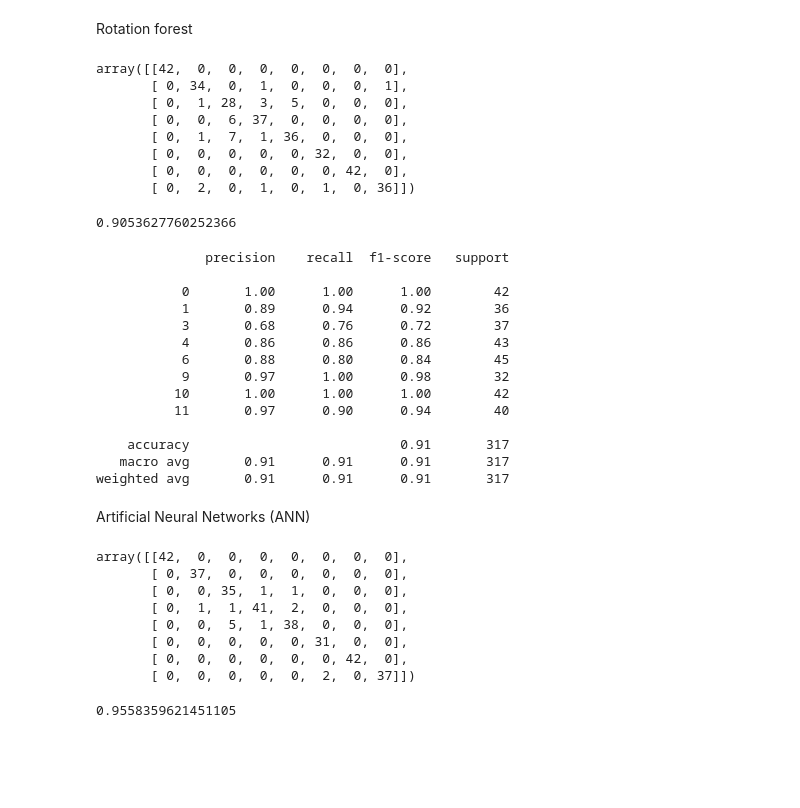
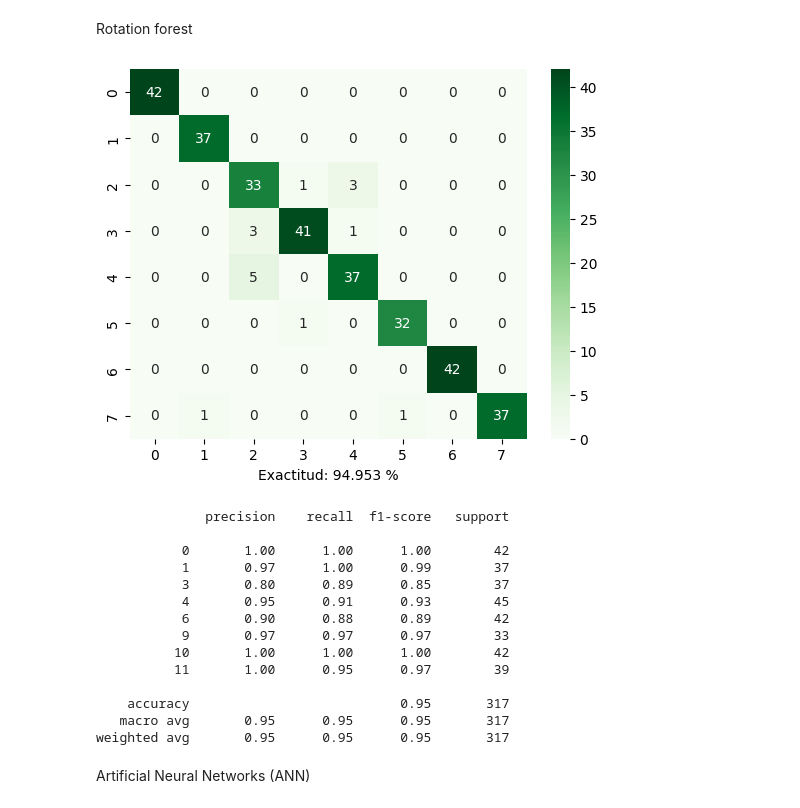
Before and after one commit to CarlosMQV/PDSI-EMG, a Jupyter notebook: src/data_experimental.ipynb, the cells around one changed output. Cells and saved outputs as stored; diff of their text form; code cells hidden in the pictures; blank space fills up the shorter version.

```diff
--- a/src/data_experimental.ipynb
+++ b/src/data_experimental.ipynb
@@ -118,9 +158,9 @@ y_pred_b_RanF = rf_b.predict(X_test_b)
 # %% [markdown]
 Rotation forest
 # %%
-clf = RotationForest(n_estimators=10)
-clf.fit(X_train_b, y_train_b)
-y_pred_b_RotF = clf.predict(X_test_b)
+clf = RotationForest(n_estimators=300)
+clf.fit(X_train, y_train)
+y_pred_RotF = clf.predict(X_test)
 # %% [markdown]
 Artificial Neural Networks (ANN)
 # %%
@@ -214,51 +243,25 @@ weighted avg       0.91      0.91      0.91       317
 # %% [markdown]
 Rotation forest
-# %%
-confusion_matrix(y_pred_b_RotF, y_test_b)
-# %% [output]
-array([[42,  0,  0,  0,  0,  0,  0,  0],
-       [ 0, 34,  0,  1,  0,  0,  0,  1],
-       [ 0,  1, 28,  3,  5,  0,  0,  0],
-       [ 0,  0,  6, 37,  0,  0,  0,  0],
-       [ 0,  1,  7,  1, 36,  0,  0,  0],
-       [ 0,  0,  0,  0,  0, 32,  0,  0],
-       [ 0,  0,  0,  0,  0,  0, 42,  0],
-       [ 0,  2,  0,  1,  0,  1,  0, 36]])
-# %%
-accuracy_score(y_pred_b_RotF, y_test_b)
-# %% [output]
-0.9053627760252366
-# %%
-print(classification_report(y_pred_b_RotF, y_test_b))
-# %% [output]
-              precision    recall  f1-score   support
-
-           0       1.00      1.00      1.00        42
-           1       0.89      0.94      0.92        36
-           3       0.68      0.76      0.72        37
-           4       0.86      0.86      0.86        43
-           6       0.88      0.80      0.84        45
-           9       0.97      1.00      0.98        32
-          10       1.00      1.00      1.00        42
-          11       0.97      0.90      0.94        40
-
-    accuracy                           0.91       317
-   macro avg       0.91      0.91      0.91       317
-weighted avg       0.91      0.91      0.91       317
+# %%
+sns.heatmap(confusion_matrix(y_pred_RotF, y_test),cmap="Greens",annot=True)
+plt.xlabel(f'Exactitud: {round(100*accuracy_score(y_pred_RotF, y_test),3)} %')
+plt.show()
+print(classification_report(y_pred_RotF, y_test))
+# %% [output]
+[figure, added]
+              precision    recall  f1-score   support
+
+           0       1.00      1.00      1.00        42
+           1       0.97      1.00      0.99        37
+           3       0.80      0.89      0.85        37
+           4       0.95      0.91      0.93        45
+           6       0.90      0.88      0.89        42
+           9       0.97      0.97      0.97        33
+          10       1.00      1.00      1.00        42
+          11       1.00      0.95      0.97        39
+
+    accuracy                           0.95       317
+   macro avg       0.95      0.95      0.95       317
+weighted avg       0.95      0.95      0.95       317
 # %% [markdown]
 Artificial Neural Networks (ANN)
-# %%
-confusion_matrix(y_pred_b_ann, y_test_b)
-# %% [output]
-array([[42,  0,  0,  0,  0,  0,  0,  0],
-       [ 0, 37,  0,  0,  0,  0,  0,  0],
-       [ 0,  0, 35,  1,  1,  0,  0,  0],
-       [ 0,  1,  1, 41,  2,  0,  0,  0],
-       [ 0,  0,  5,  1, 38,  0,  0,  0],
-       [ 0,  0,  0,  0,  0, 31,  0,  0],
-       [ 0,  0,  0,  0,  0,  0, 42,  0],
-       [ 0,  0,  0,  0,  0,  2,  0, 37]])
-# %%
-accuracy_score(y_pred_b_ann, y_test_b)
-# %% [output]
-0.9558359621451105
```
Also changed, not shown: parts of 34 cells of this notebook.
